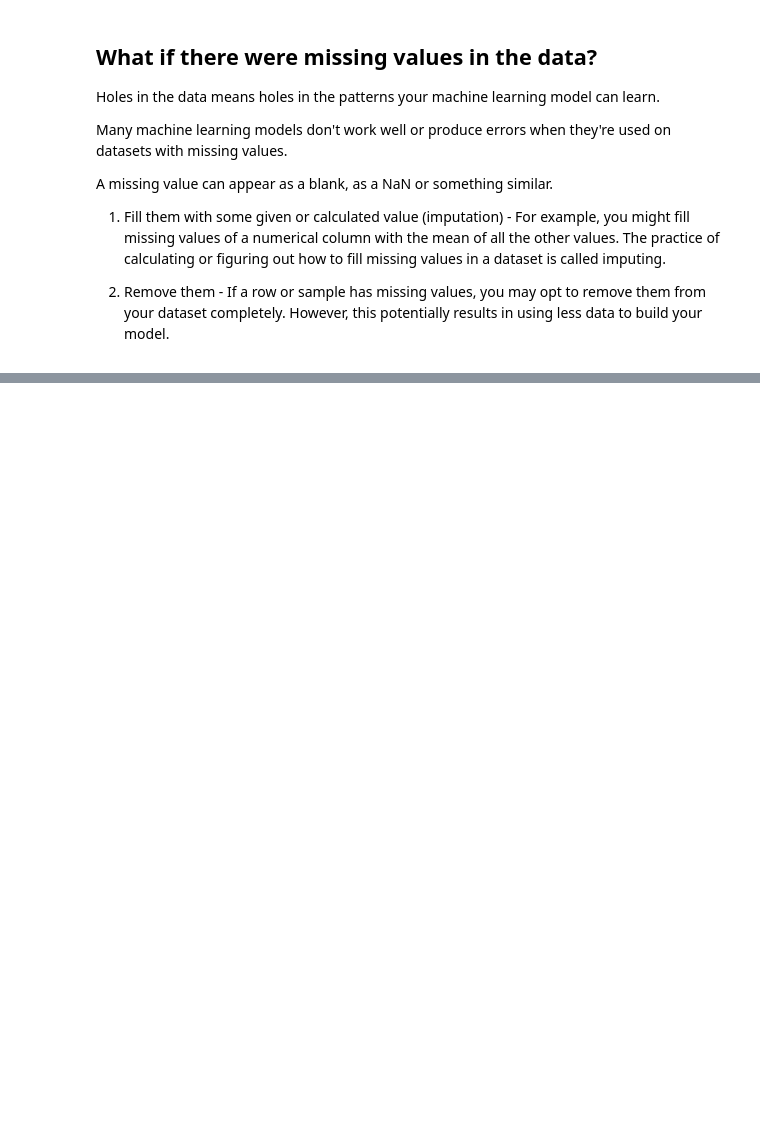
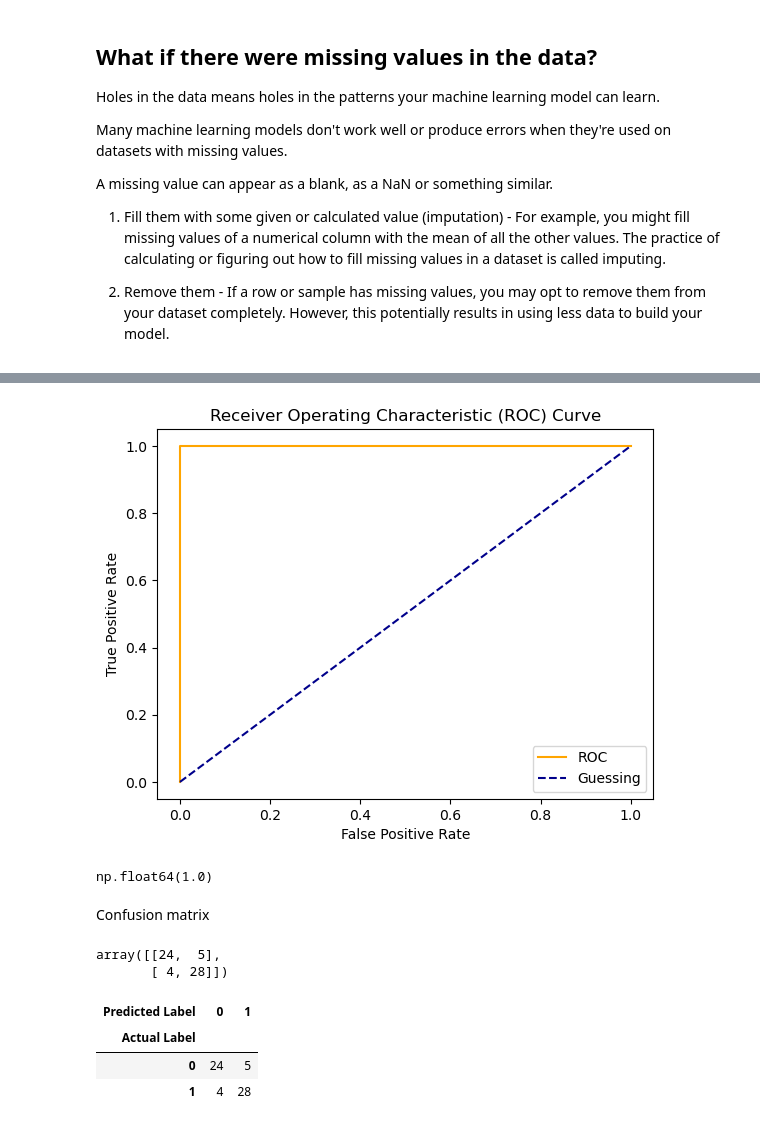
Before and after one commit to bellosahmed/machine_intro_journey, a Jupyter notebook: Sklearn/Sklearn.ipynb, the cells around one changed output, grey strips where cells are left out. Drawn from its saved outputs; the diff is of its cells as text; code cells hidden in the pictures; blank space fills up the shorter version.

```diff
--- a/Sklearn/Sklearn.ipynb
+++ b/Sklearn/Sklearn.ipynb
@@ -524,0 +1514,32 @@ A missing value can appear as a blank, as a NaN or something similar.
+# %%
+# Plot perfect ROC curve
+fpr, tpr, thresholds = roc_curve(y_test, y_test)
+plot_roc_curve(fpr, tpr)
+# %% [output]
+[figure, added]
+# %%
+# Perfect ROC AUC score
+roc_auc_score(y_test, y_test)
+# %% [output]
+np.float64(1.0)
+# %% [markdown]
+Confusion matrix
+# %%
+from sklearn.metrics import confusion_matrix
+
+y_preds = clf.predict(X_test)
+
+confusion_matrix(y_test, y_preds)
+# %% [output]
+array([[24,  5],
+       [ 4, 28]])
+# %%
+pd.crosstab(y_test,
+            y_preds,
+            rownames=["Actual Label"],
+            colnames=["Predicted Label"])
+# %% [output]
+| Predicted Label | 0 | 1 |
+| Actual Label |  |  |
+| 0 | 24 | 5 |
+| 1 | 4 | 28 |
```
Also changed, not shown: parts of 125 cells of this notebook, 1 other file.
